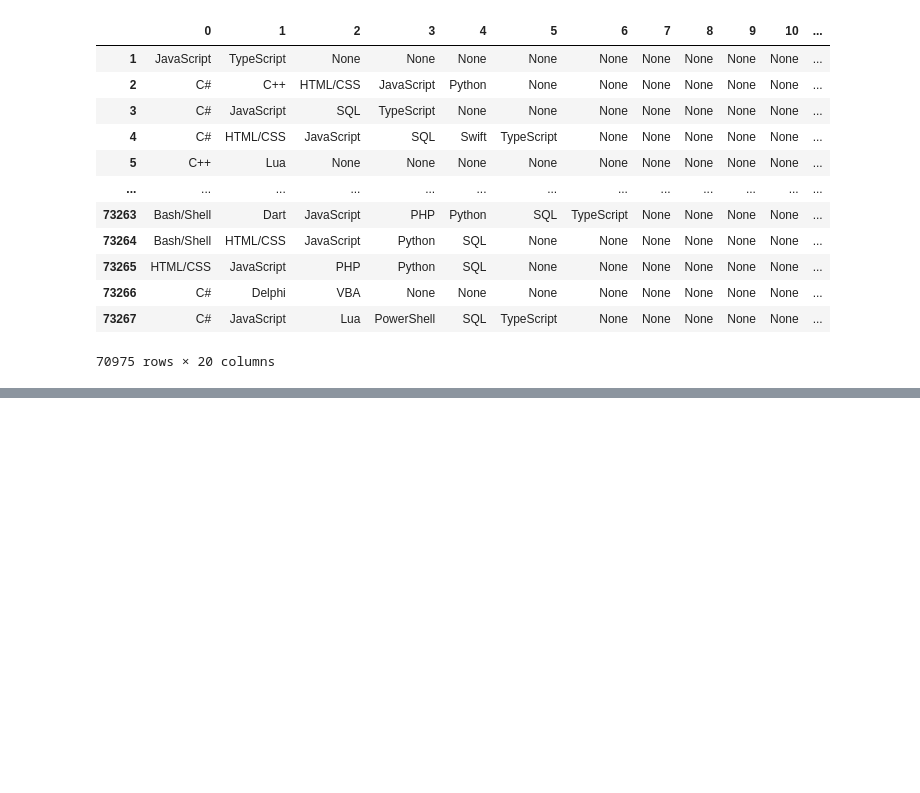
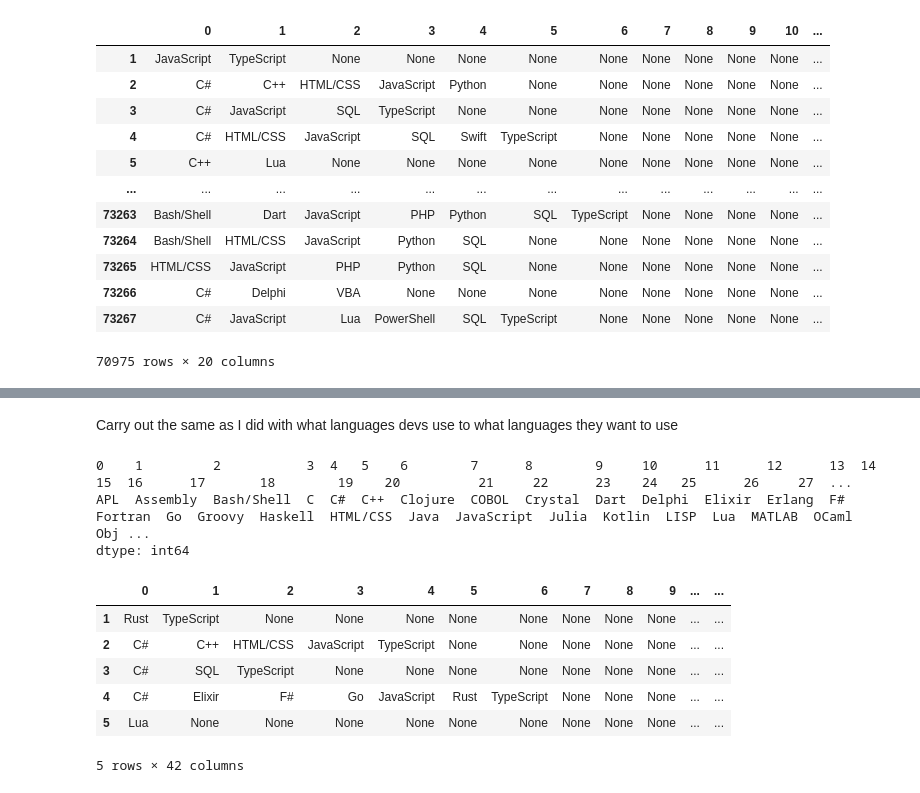
Before and after one commit to Alex-Polishchuk/Stack_overflow-data, a Jupyter notebook: survey_result_explore.ipynb, the cells around one changed output, grey strips where cells are left out. Saved outputs shown, nothing was run; the diff lists cells and outputs as text; code cells hidden in the pictures; blank space fills up the shorter version.

Commit message:
Added data for what languages devs want to learn

```diff
--- a/survey_result_explore.ipynb
+++ b/survey_result_explore.ipynb
@@ -201,3 +183,34 @@ dtype: int64
 # %%
 #Exporting the data to a csv
 df_series.to_csv("Programming_Dev_Use.csv")
+# %% [markdown]
+Carry out the same as I did with what languages devs use to what languages they want to use
+# %%
+LanguageWantToWork = df["LanguageWantToWorkWith"].str.split(";", expand=True)
+# %%
+LanguageWantToWork.value_counts()
+# %% [output]
+0    1         2           3  4   5    6        7      8        9     10      11      12      13  14       15  16      17       18        19    20          21     22      23    24   25      26     27  ...
+APL  Assembly  Bash/Shell  C  C#  C++  Clojure  COBOL  Crystal  Dart  Delphi  Elixir  Erlang  F#  Fortran  Go  Groovy  Haskell  HTML/CSS  Java  JavaScript  Julia  Kotlin  LISP  Lua  MATLAB  OCaml  Obj ...
+dtype: int64
+# %%
+rows_to_drop = []  # List to store indices of rows to be dropped
+
+# Iterate through rows and identify rows with NaN values in the first column
+for i, row in LanguageWantToWork.iterrows():
+    cell_val = row.iloc[0]  # Access the value of the first column
+    if pd.isna(cell_val):
+        rows_to_drop.append(i)
+
+# Drop the identified rows
+LanguageWantToWork.drop(rows_to_drop, inplace=True)
+# %%
+LanguageWantToWork.head()
+# %% [output]
+|  | 0 | 1 | 2 | 3 | 4 | 5 | 6 | 7 | 8 | 9 | ... | ... |
+| 1 | Rust | TypeScript | None | None | None | None | None | None | None | None | ... | ... |
+| 2 | C# | C++ | HTML/CSS | JavaScript | TypeScript | None | None | None | None | None | ... | ... |
+| 3 | C# | SQL | TypeScript | None | None | None | None | None | None | None | ... | ... |
+| 4 | C# | Elixir | F# | Go | JavaScript | Rust | TypeScript | None | None | None | ... | ... |
+| 5 | Lua | None | None | None | None | None | None | None | None | None | ... | ... |
+5 rows × 42 columns
```
Also changed, not shown: parts of 5 cells of this notebook, 1 other file.
